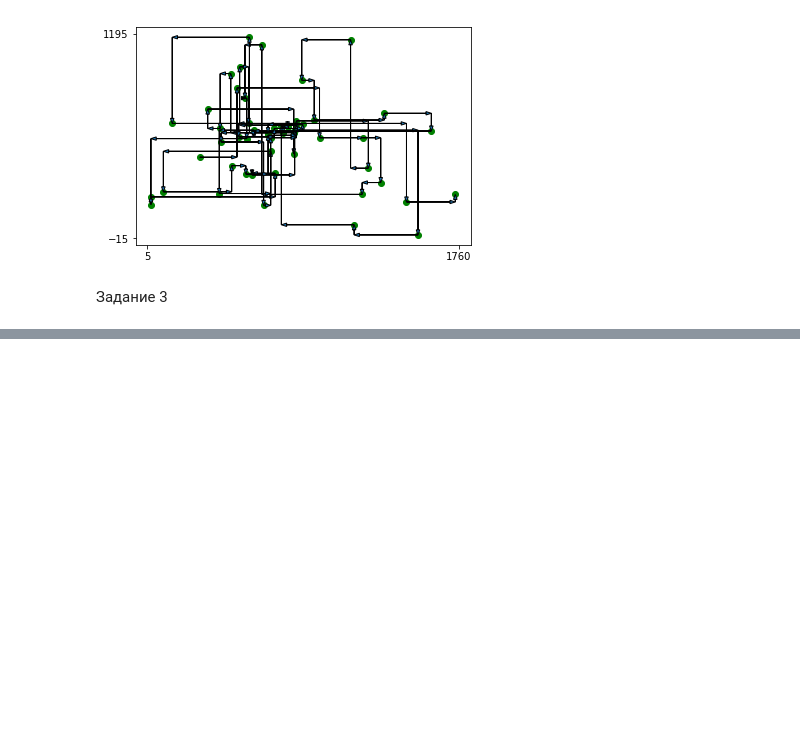
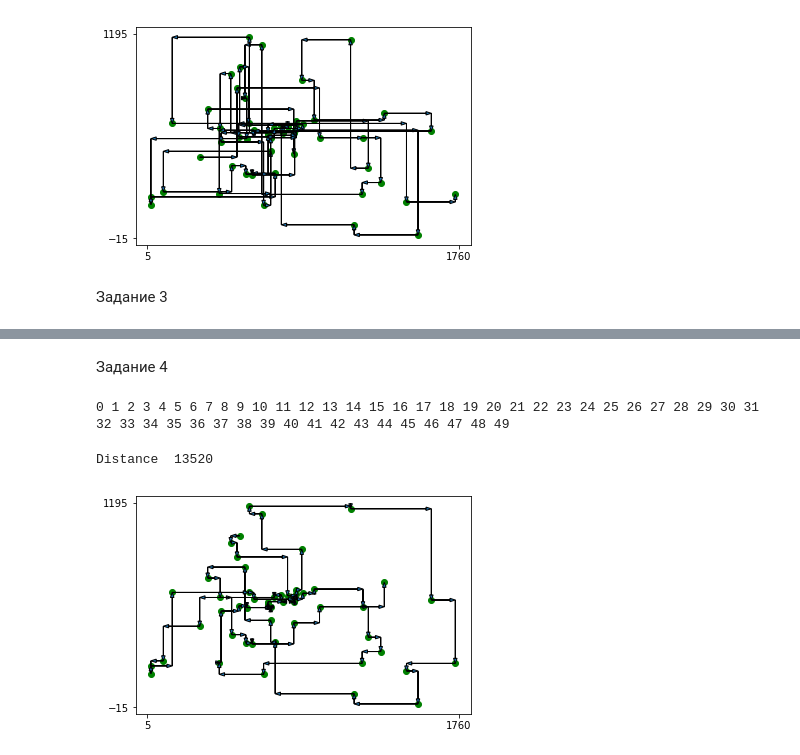
Before and after one commit to aviator737x/ML, a Jupyter notebook: hw9.ipynb, the cells around one changed output, grey strips where cells are left out. Saved outputs shown, nothing was run; the diff lists cells and outputs as text; code cells hidden in the pictures; blank space fills up the shorter version.

```diff
--- a/hw9.ipynb
+++ b/hw9.ipynb
@@ -177,0 +178,58 @@ Distance  11650
+# %% [markdown]
+Задание 4
+# %%
+inds = data[:, 0] - 1
+best_order = inds
+best_distance = common_dist(x, y, inds)
+# %%
+for k in range(50):
+    print(k, end=" ")
+    np.random.shuffle(inds)
+    temperature = 1000000
+    d = np.zeros((len(inds), len(inds)))
+    while temperature > 1:
+        cur_dist = common_dist(x, y, inds)
+        for i in range(len(inds)):
+            for j in range(len(inds)):
+                copy_inds = copy.copy(inds)
+                a = copy_inds[i]
+                copy_inds[i] = copy_inds[j]
+                copy_inds[j] = a
+                d[i][j] = common_dist(x, y, copy_inds)
+        d = cur_dist - d
+        probabilities = np.exp(d / temperature)
+        probabilities = probabilities / np.sum(probabilities)
+        temperature /= 2
+        i1, i2 = 0, 0
+        maximum = 0
+        for i in range(len(inds)):
+            for j in range(len(inds)):
+                if probabilities[i][j] > maximum:
+                    i1, i2 = i, j
+                    maximum = probabilities[i][j]
+        a = inds[i1]
+        inds[i1] = inds[i2]
+        inds[i2] = a
+    dist = common_dist(x, y, inds)
+    if dist < best_distance - 1:
+        best_distance = dist
+        best_order = inds
+# %% [output]
+0 1 2 3 4 5 6 7 8 9 10 11 12 13 14 15 16 17 18 19 20 21 22 23 24 25 26 27 28 29 30 31 32 33 34 35 36 37 38 39 40 41 42 43 44 45 46 47 48 49
+# %%
+fig, ax = plt.subplots()
+plt.scatter(x, y, c='g')
+ax.set_xticks([np.min(x) - 20, np.max(x) + 20])
+ax.set_yticks([np.min(y) - 20, np.max(y) + 20])
+length = len(x)
+for i in range(1, length):
+    if x[best_order[i-1]] != x[best_order[i]]:
+        ax.arrow(x[best_order[i-1]], y[best_order[i-1]], x[best_order[i]] - x[best_order[i-1]], 0,
+                width = 0.0001, head_width = 20., length_includes_head=True)
+    if y[best_order[i-1]] != y[best_order[i]]:
+        ax.arrow(x[best_order[i]], y[best_order[i-1]], 0, y[best_order[i]] - y[best_order[i-1]],
+                width = 0.0001, head_width = 20., length_includes_head=True)
+print("Distance ", best_distance)
+# %% [output]
+Distance  13520
+[figure, added]
```
Also changed, not shown: parts of 1 cell of this notebook.
